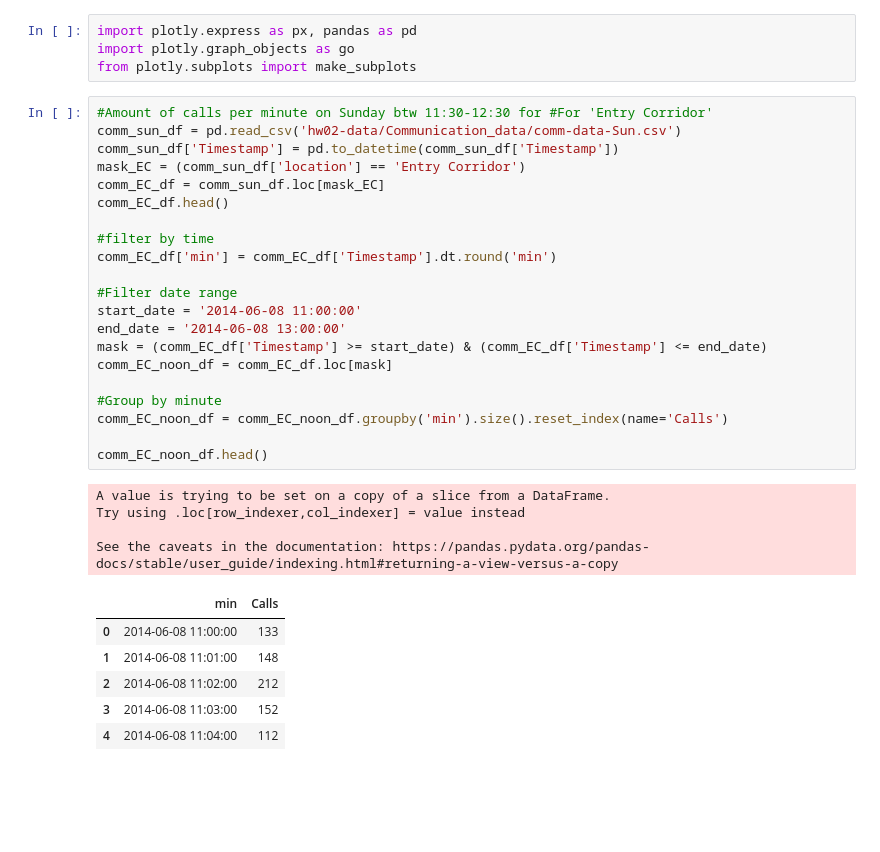
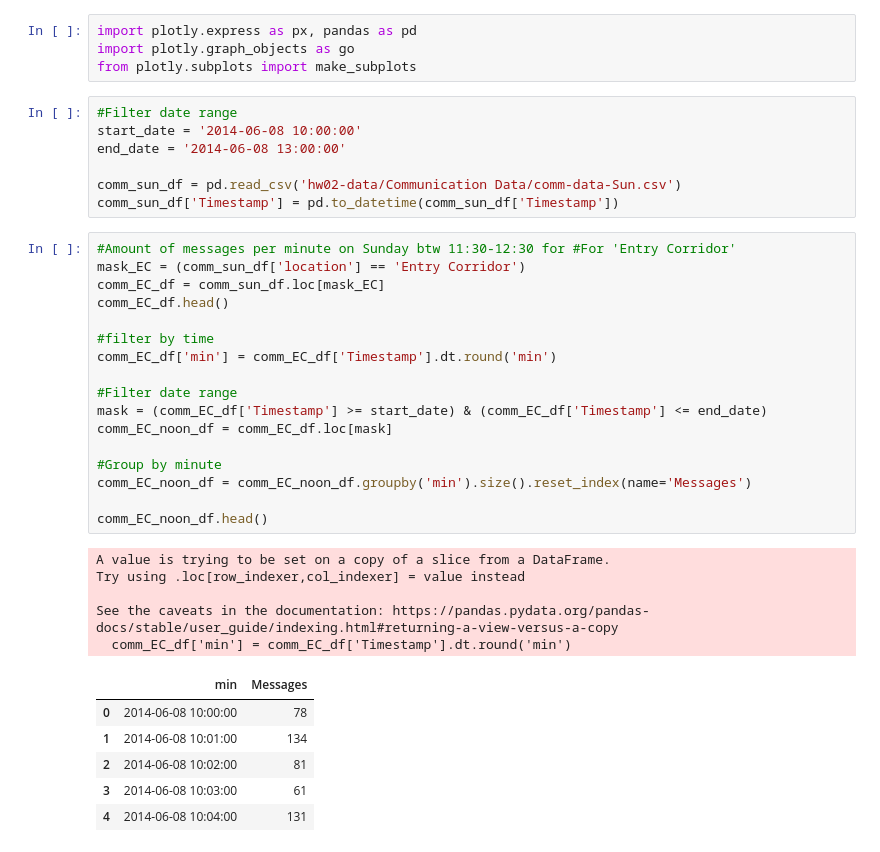
Before and after one commit to CelestialSloth/csc235-hw02, a Jupyter notebook: messages_location.ipynb, the cells around one changed output. Cells and saved outputs as stored; diff of their text form; blank space fills up the shorter version.

Commit message:
call --> message, colors match map colors

```diff
--- a/calls_location.ipynb
+++ b/messages_location.ipynb
@@ -2,36 +2,40 @@
 import plotly.express as px, pandas as pd
 import plotly.graph_objects as go
 from plotly.subplots import make_subplots
+# %%
+#Filter date range
+start_date = '2014-06-08 10:00:00'
+end_date = '2014-06-08 13:00:00'
+
+comm_sun_df = pd.read_csv('hw02-data/Communication Data/comm-data-Sun.csv')
+comm_sun_df['Timestamp'] = pd.to_datetime(comm_sun_df['Timestamp'])
 # %%
-#Amount of calls per minute on Sunday btw 11:30-12:30 for #For 'Entry Corridor'
-comm_sun_df = pd.read_csv('hw02-data/Communication_data/comm-data-Sun.csv')
-comm_sun_df['Timestamp'] = pd.to_datetime(comm_sun_df['Timestamp'])
+#Amount of messages per minute on Sunday btw 11:30-12:30 for #For 'Entry Corridor'
 mask_EC = (comm_sun_df['location'] == 'Entry Corridor')
 comm_EC_df = comm_sun_df.loc[mask_EC]
 comm_EC_df.head()
 
 #filter by time
 comm_EC_df['min'] = comm_EC_df['Timestamp'].dt.round('min')
 
 #Filter date range
-start_date = '2014-06-08 11:00:00'
-end_date = '2014-06-08 13:00:00'
 mask = (comm_EC_df['Timestamp'] >= start_date) & (comm_EC_df['Timestamp'] <= end_date)
 comm_EC_noon_df = comm_EC_df.loc[mask]
 
 #Group by minute
-comm_EC_noon_df = comm_EC_noon_df.groupby('min').size().reset_index(name='Calls')
+comm_EC_noon_df = comm_EC_noon_df.groupby('min').size().reset_index(name='Messages')
 
 comm_EC_noon_df.head()
 # %% [output]
 A value is trying to be set on a copy of a slice from a DataFrame.
 Try using .loc[row_indexer,col_indexer] = value instead
 
 See the caveats in the documentation: https://pandas.pydata.org/pandas-docs/stable/user_guide/indexing.html#returning-a-view-versus-a-copy
+  comm_EC_df['min'] = comm_EC_df['Timestamp'].dt.round('min')
-|  | min | Calls |
-| 0 | 2014-06-08 11:00:00 | 133 |
-| 1 | 2014-06-08 11:01:00 | 148 |
-| 2 | 2014-06-08 11:02:00 | 212 |
-| 3 | 2014-06-08 11:03:00 | 152 |
-| 4 | 2014-06-08 11:04:00 | 112 |
+|  | min | Messages |
+| 0 | 2014-06-08 10:00:00 | 78 |
+| 1 | 2014-06-08 10:01:00 | 134 |
+| 2 | 2014-06-08 10:02:00 | 81 |
+| 3 | 2014-06-08 10:03:00 | 61 |
+| 4 | 2014-06-08 10:04:00 | 131 |
 # %%
```
Also changed, not shown: parts of 5 cells of this notebook.
